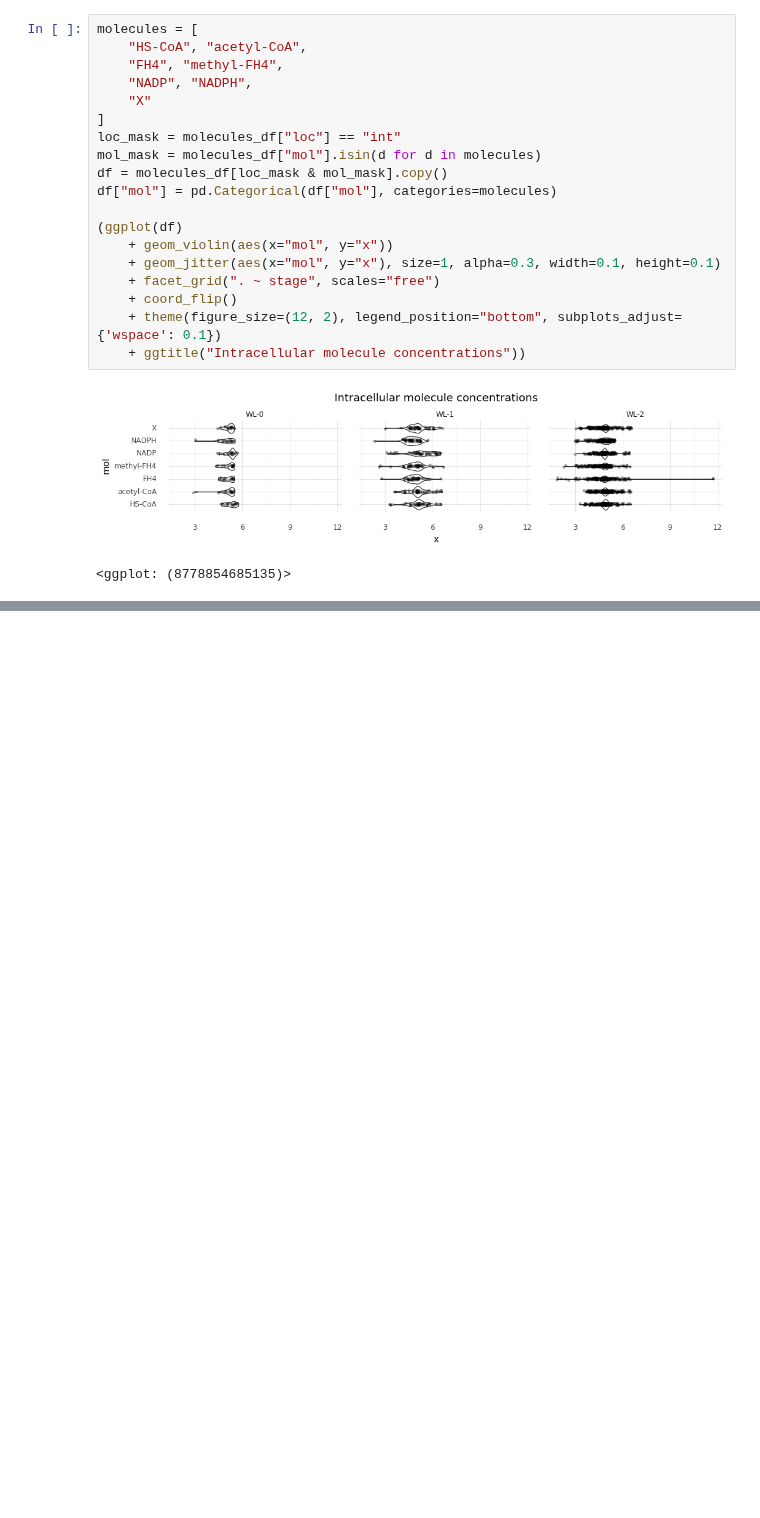
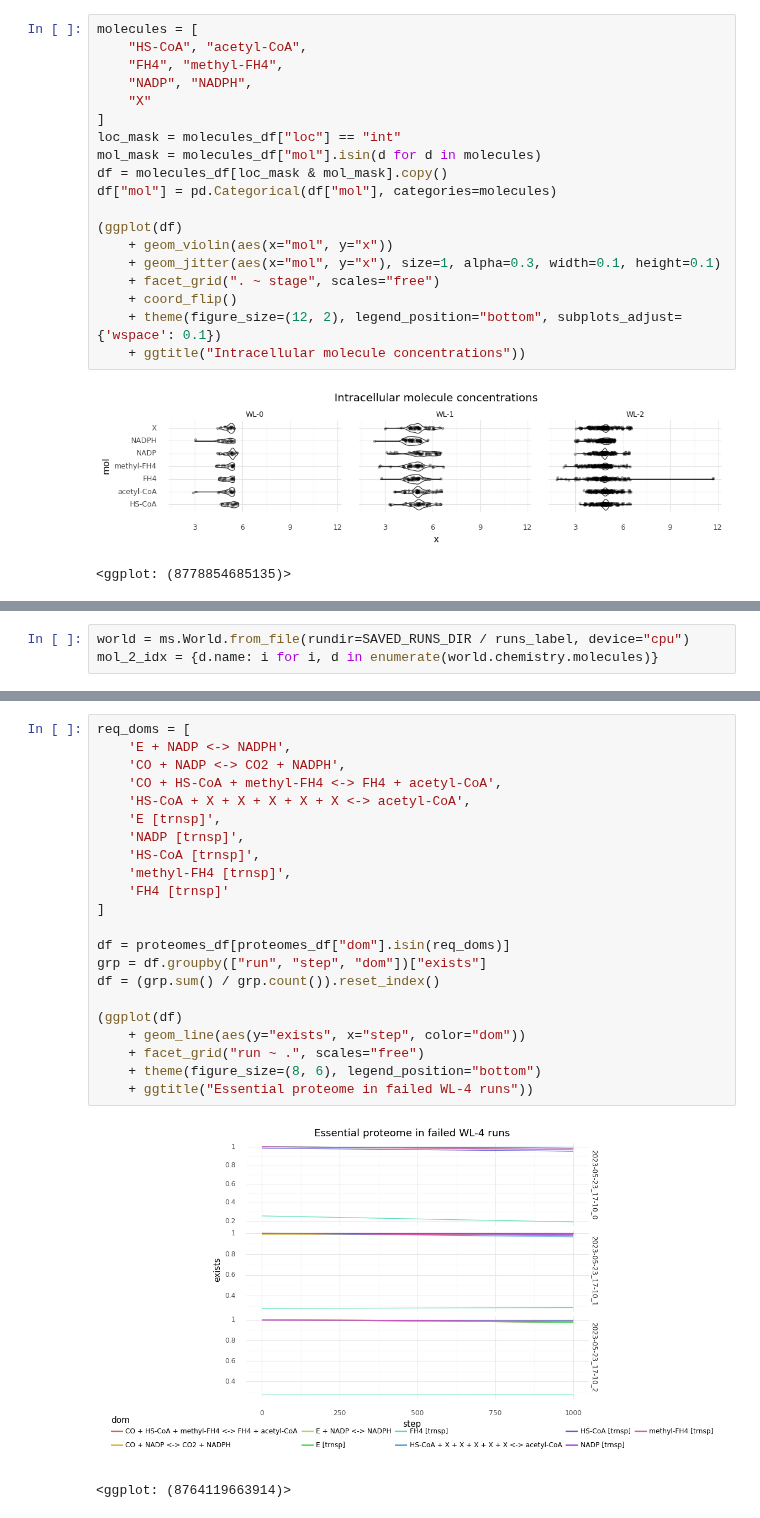
Before and after one commit to mRcSchwering/luca, a Jupyter notebook: e1_co2_fixing/WL_trainings_successful.ipynb, the cells around one changed output, grey strips where cells are left out. Drawn from its saved outputs; the diff is of its cells as text; blank space fills up the shorter version.

```diff
--- a/e1_co2_fixing/WL_trainings.ipynb
+++ b/e1_co2_fixing/WL_trainings_successful.ipynb
@@ -814,0 +918,3 @@ df["mol"] = pd.Categorical(df["mol"], categories=molecules)
+# %%
+world = ms.World.from_file(rundir=SAVED_RUNS_DIR / runs_label, device="cpu")
+mol_2_idx = {d.name: i for i, d in enumerate(world.chemistry.molecules)}
@@ -814,0 +932,25 @@ df["mol"] = pd.Categorical(df["mol"], categories=molecules)
+# %%
+req_doms = [
+    'E + NADP <-> NADPH',
+    'CO + NADP <-> CO2 + NADPH',
+    'CO + HS-CoA + methyl-FH4 <-> FH4 + acetyl-CoA',
+    'HS-CoA + X + X + X + X + X <-> acetyl-CoA',
+    'E [trnsp]',
+    'NADP [trnsp]',
+    'HS-CoA [trnsp]',
+    'methyl-FH4 [trnsp]',
+    'FH4 [trnsp]'
+]
+
+df = proteomes_df[proteomes_df["dom"].isin(req_doms)]
+grp = df.groupby(["run", "step", "dom"])["exists"]
+df = (grp.sum() / grp.count()).reset_index()
+
+(ggplot(df)
+    + geom_line(aes(y="exists", x="step", color="dom"))
+    + facet_grid("run ~ .", scales="free")
+    + theme(figure_size=(8, 6), legend_position="bottom")
+    + ggtitle("Essential proteome in failed WL-4 runs"))
+# %% [output]
+[figure, added]
+<ggplot: (8764119663914)>
```
Also changed, not shown: parts of 12 cells of this notebook, 6 other files.
